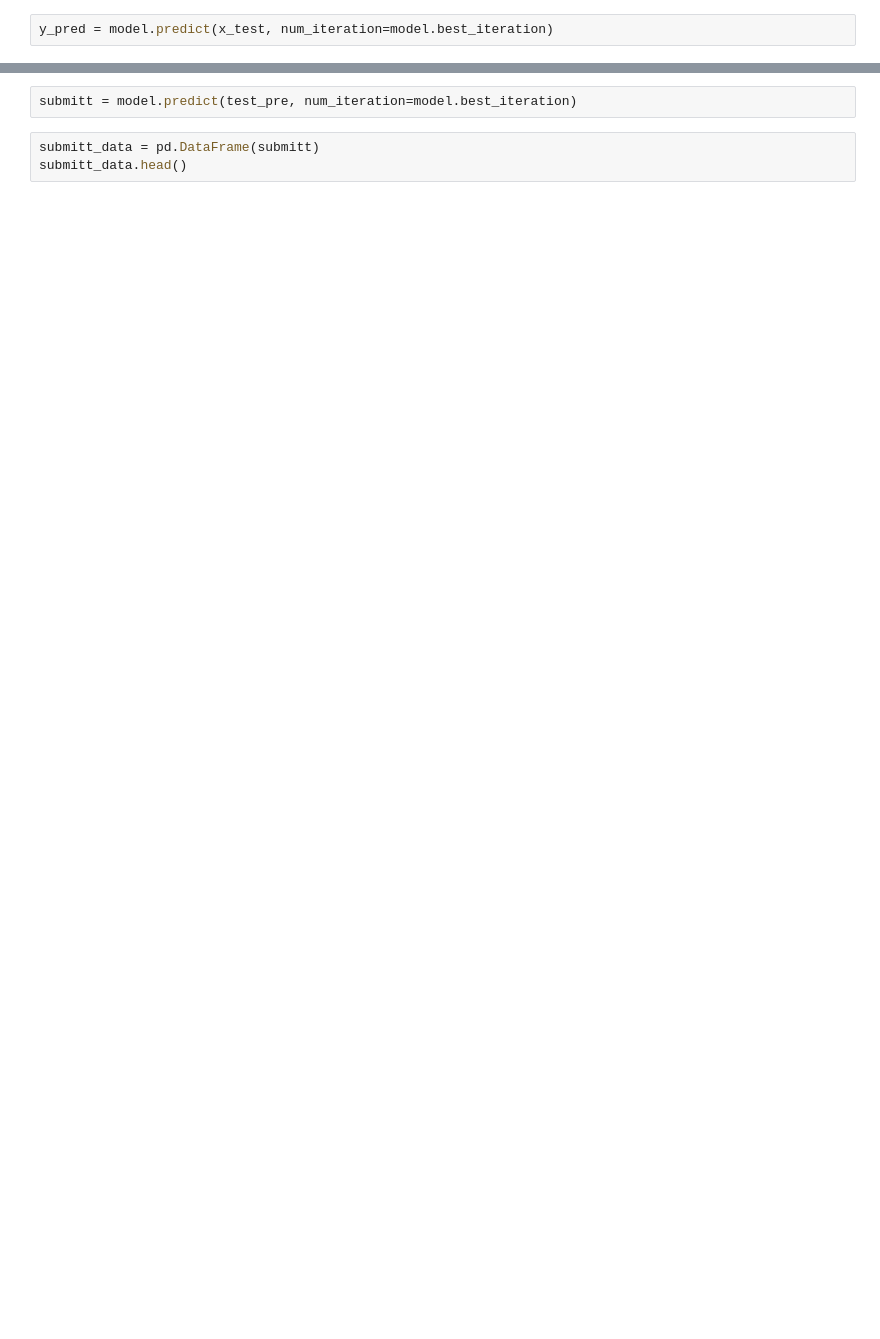
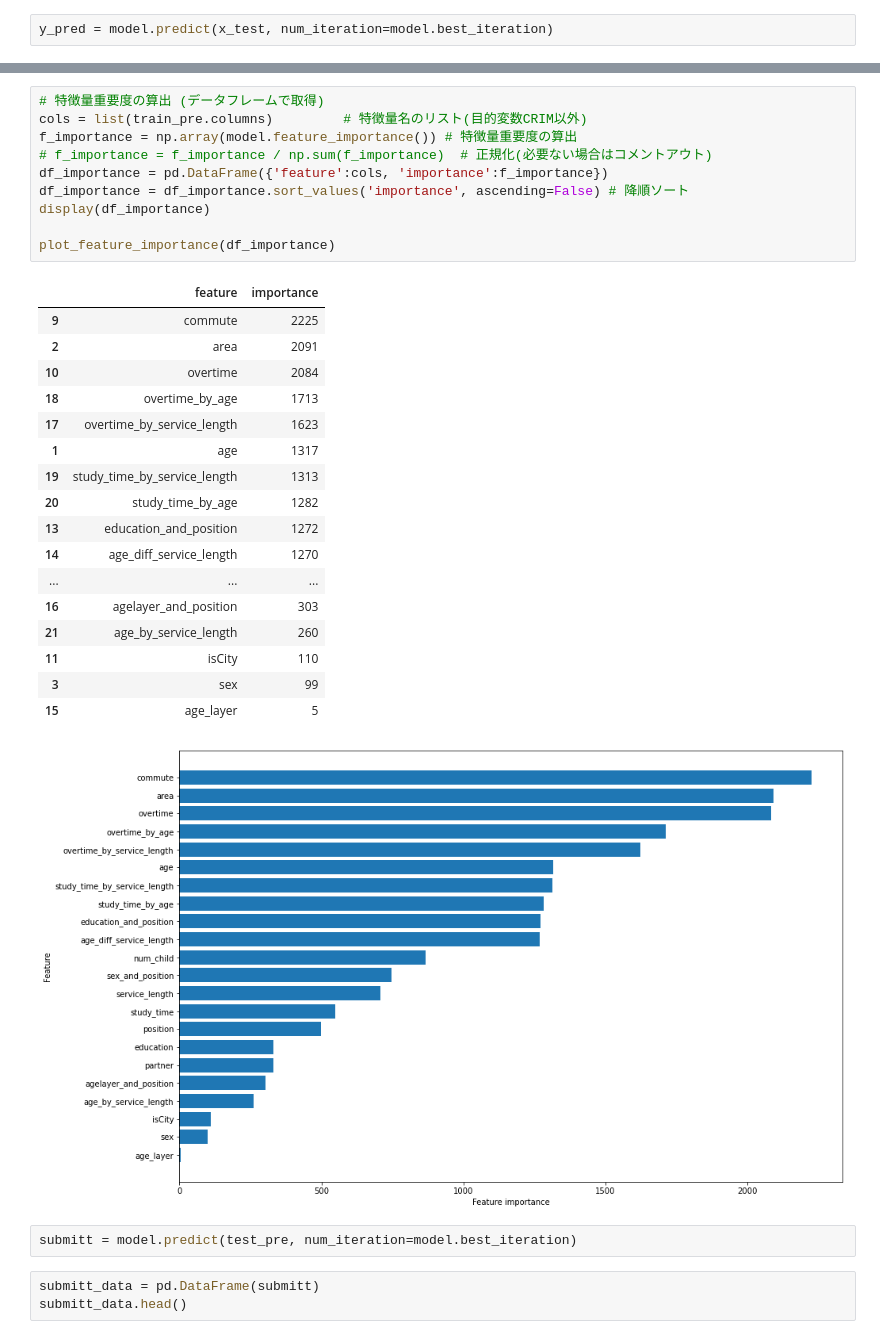
Before and after one commit to fmasaki53/Compete, a Jupyter notebook: probspace/給与推定/GBDT.ipynb, the cells around one changed output, grey strips where cells are left out. Saved outputs shown, nothing was run; the diff lists cells and outputs as text; blank space fills up the shorter version.

```diff
--- a/probspace/給与推定/GBDT.ipynb
+++ b/probspace/給与推定/GBDT.ipynb
@@ -394,3 +438,32 @@ scores  0.961197  22.512628  1139.313376  33.753716
+# %%
+# 特徴量重要度の算出 (データフレームで取得)
+cols = list(train_pre.columns)         # 特徴量名のリスト(目的変数CRIM以外)
+f_importance = np.array(model.feature_importance()) # 特徴量重要度の算出
+# f_importance = f_importance / np.sum(f_importance)  # 正規化(必要ない場合はコメントアウト)
+df_importance = pd.DataFrame({'feature':cols, 'importance':f_importance})
+df_importance = df_importance.sort_values('importance', ascending=False) # 降順ソート
+display(df_importance)
+
+plot_feature_importance(df_importance)
+# %% [output]
+|  | feature | importance |
+| 9 | commute | 2225 |
+| 2 | area | 2091 |
+| 10 | overtime | 2084 |
+| 18 | overtime_by_age | 1713 |
+| 17 | overtime_by_service_length | 1623 |
+| 1 | age | 1317 |
+| 19 | study_time_by_service_length | 1313 |
+| 20 | study_time_by_age | 1282 |
+| 13 | education_and_position | 1272 |
+| 14 | age_diff_service_length | 1270 |
+| ... | ... | ... |
+| 16 | agelayer_and_position | 303 |
+| 21 | age_by_service_length | 260 |
+| 11 | isCity | 110 |
+| 3 | sex | 99 |
+| 15 | age_layer | 5 |
+[figure, added]
 # %%
 submitt = model.predict(test_pre, num_iteration=model.best_iteration)
 # %%
```
Also changed, not shown: parts of 11 cells of this notebook.
